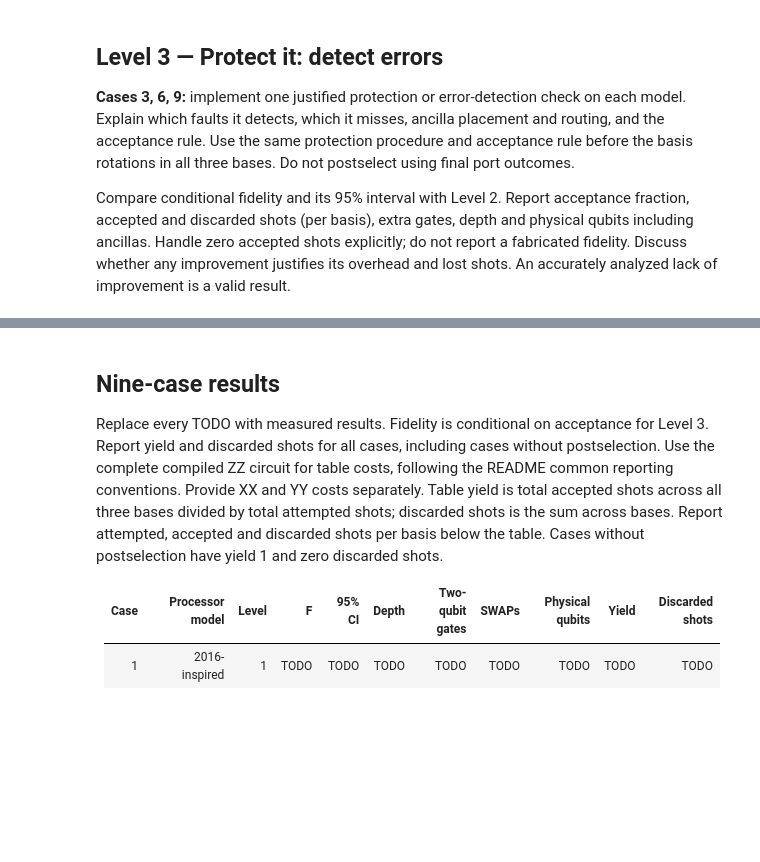
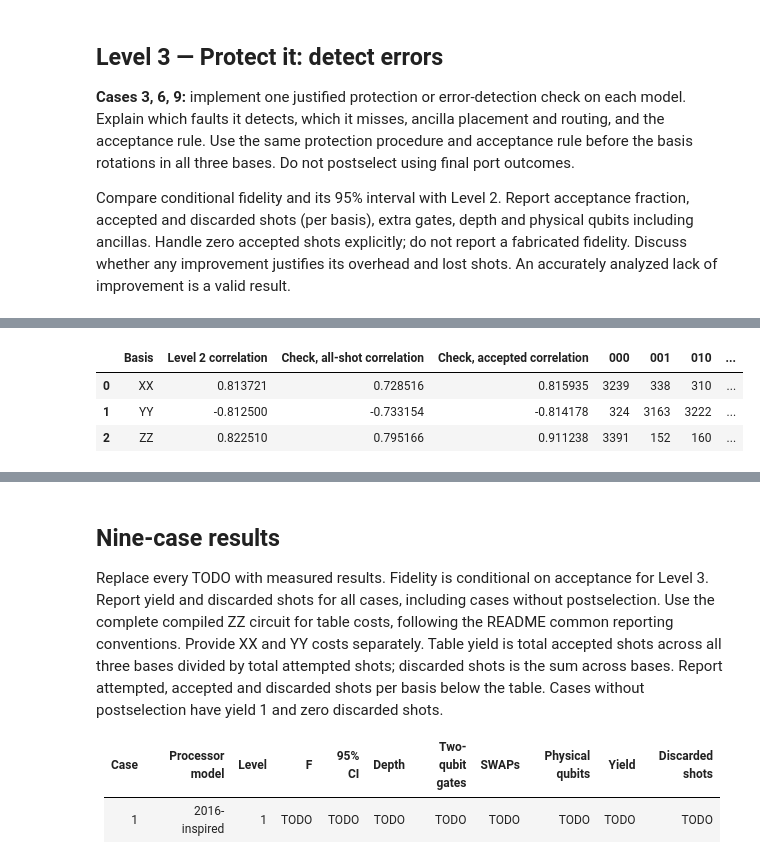
Before and after one commit to Clement-Wright/Geometry-Aware-Quantum-Cloud-Challenge-QCCR, a Jupyter notebook: challenge_submission.ipynb, the cells around one changed output, grey strips where cells are left out. Saved outputs shown, nothing was run; the diff lists cells and outputs as text; code cells hidden in the pictures; blank space fills up the shorter version.

```diff
--- a/challenge_submission.ipynb
+++ b/challenge_submission.ipynb
@@ -832,0 +1057,85 @@ Compare conditional fidelity and its 95% interval with Level 2. Report acceptanc
+# %%
+level3_results = {}
+for case_number, model_id, _ in LEVEL3_CASES:
+    model = PROCESSORS[model_id]
+    bundle = level3_circuits[model_id]
+    baseline = level2_results[case_number - 1]
+    # The same official model supplies noise for the preparation, check gates, and meter readout.
+    noise = baseline["noise_model"]
+    simulator = AerSimulator(method=SIMULATOR_METHOD, noise_model=noise, **SIMULATOR_OPTIONS[model_id])
+    seeds = {basis: SEED + 100 * case_number + index for index, basis in enumerate(BASIS_ORDER)}
+    counts, accepted_counts, accounting_rows, simulation_metadata = {}, {}, [], {}
+    for basis in BASIS_ORDER:
+        run = simulator.run(bundle["native"][basis], shots=SHOTS_PER_BASIS,
+                            seed_simulator=seeds[basis]).result()
+        assert run.success, run.status
+        counts[basis] = run.get_counts()
+        assert sum(counts[basis].values()) == SHOTS_PER_BASIS
+        assert run.results[0].metadata["method"] == SIMULATOR_METHOD
+        simulation_metadata[basis] = {
+            "Method": run.results[0].metadata["method"],
+            "Active simulator qubits": run.results[0].metadata.get("num_qubits"),
+        }
+        # Readout flips transfer shots between the reported meter-zero and meter-one branches.
+        accepted_counts[basis], accounting = level3_postselect(counts[basis])
+        accounting_rows.append({"Case": case_number, "Basis": basis, **accounting})
+    accounting = pd.DataFrame(accounting_rows)
+    correlations, fidelity, interval = level3_statistics(accepted_counts, SEED + 100 * case_number + 10)
+    all_shot_correlations = {basis: level2_correlator(values) for basis, values in counts.items()}
+    all_shot_fidelity = level2_fidelity(all_shot_correlations)
+    all_shot_interval = level2_fidelity_interval(
+        counts, BOOTSTRAP_RESAMPLES, CONFIDENCE_LEVEL, SEED + 100 * case_number + 20
+    )
+    # Count the full native circuits, including meter transport and all three measurements.
+    costs = {basis: level2_circuit_costs(bundle["native"][basis], bundle["routed"][basis])
+             for basis in BASIS_ORDER}
+    summary = {
+        "Case": case_number, "Processor model": model.name, "Level": 3,
+        "F": fidelity, "95% CI": interval, **costs["ZZ"],
+        "Yield": float(accounting["Accepted"].sum() / accounting["Attempted"].sum()),
+        "Discarded shots": int(accounting["Discarded"].sum()),
+    }
+    settings = {
+        "Case": case_number, "Processor": model_id, "Configuration version": CONFIG_VERSION,
+        "Physical ports": model.ports, "Preparation route": processor_routes[model_id],
+        "Parity check": "ZZ", "Ancilla routing": bundle["routing"], "Acceptance": "reported c2 = 0",
+        "Noise": "official Level 2 model", "Simulator method": SIMULATOR_METHOD,
+        "Simulator options": SIMULATOR_OPTIONS[model_id], "Simulator seeds": seeds,
+        "Shots per basis": SHOTS_PER_BASIS, "Transpiler seed": SEED,
+        "Initial layout": list(range(model.num_qubits)), "Routing method": "none",
+        "Optimization level": OPTIMIZATION_LEVEL, "Bootstrap resamples": BOOTSTRAP_RESAMPLES,
+        "Confidence level": CONFIDENCE_LEVEL, "Bootstrap seed": SEED + 100 * case_number + 10,
+        "All-shot bootstrap seed": SEED + 100 * case_number + 20,
+    }
+    # The accepted counts form a subset of the all-shot counts from each basis.
+    effects = {
+        "Added-circuit F change": all_shot_fidelity - baseline["summary"]["F"],
+        "Selection F change": None if fidelity is None else fidelity - all_shot_fidelity,
+        "Net accepted F change": None if fidelity is None else fidelity - baseline["summary"]["F"],
+    }
+    level3_results[case_number] = {
+        "summary": summary, "settings": settings, "counts": counts, "accepted_counts": accepted_counts,
+        "correlations": correlations, "costs": costs, "shot_accounting": accounting,
+        "noise_model": noise, "simulation_metadata": simulation_metadata,
+        "all_shot_correlations": all_shot_correlations, "all_shot_fidelity": all_shot_fidelity,
+        "all_shot_ci": all_shot_interval, "effects": effects,
+    }
+    display(pd.Series(settings, name="Value").to_frame())
+    # ZZ measures port agreement; XX and YY probe the phase coherence.
+    display(pd.DataFrame([
+        {"Basis": basis, "Level 2 correlation": baseline["correlations"][basis],
+         "Check, all-shot correlation": all_shot_correlations[basis],
+         "Check, accepted correlation": correlations[basis],
+         **{format(value, "03b"): counts[basis].get(format(value, "03b"), 0) for value in range(8)},
+         **costs[basis]} for basis in BASIS_ORDER
+    ]))
+    display(accounting)
+    display(pd.DataFrame([baseline["summary"], summary]))
+    display(pd.Series(effects, name="Measured fidelity change").to_frame())
+    print("Check, all-shot F and 95% CI:", all_shot_fidelity, all_shot_interval)
+    if fidelity is None:
+        print("Accepted measurements in every basis are required to estimate conditional fidelity.")
+
+level3_results_table = pd.DataFrame([result["summary"] for result in level3_results.values()])
+display(level3_results_table)
+# %% [output]
@@ -832,0 +1159,4 @@ Compare conditional fidelity and its 95% interval with Level 2. Report acceptanc
+|  | Basis | Level 2 correlation | Check, all-shot correlation | Check, accepted correlation | 000 | 001 | 010 | ... |
+| 0 | XX | 0.813721 | 0.728516 | 0.815935 | 3239 | 338 | 310 | ... |
+| 1 | YY | -0.812500 | -0.733154 | -0.814178 | 324 | 3163 | 3222 | ... |
+| 2 | ZZ | 0.822510 | 0.795166 | 0.911238 | 3391 | 152 | 160 | ... |
```
Also changed, not shown: parts of 7 cells of this notebook.
